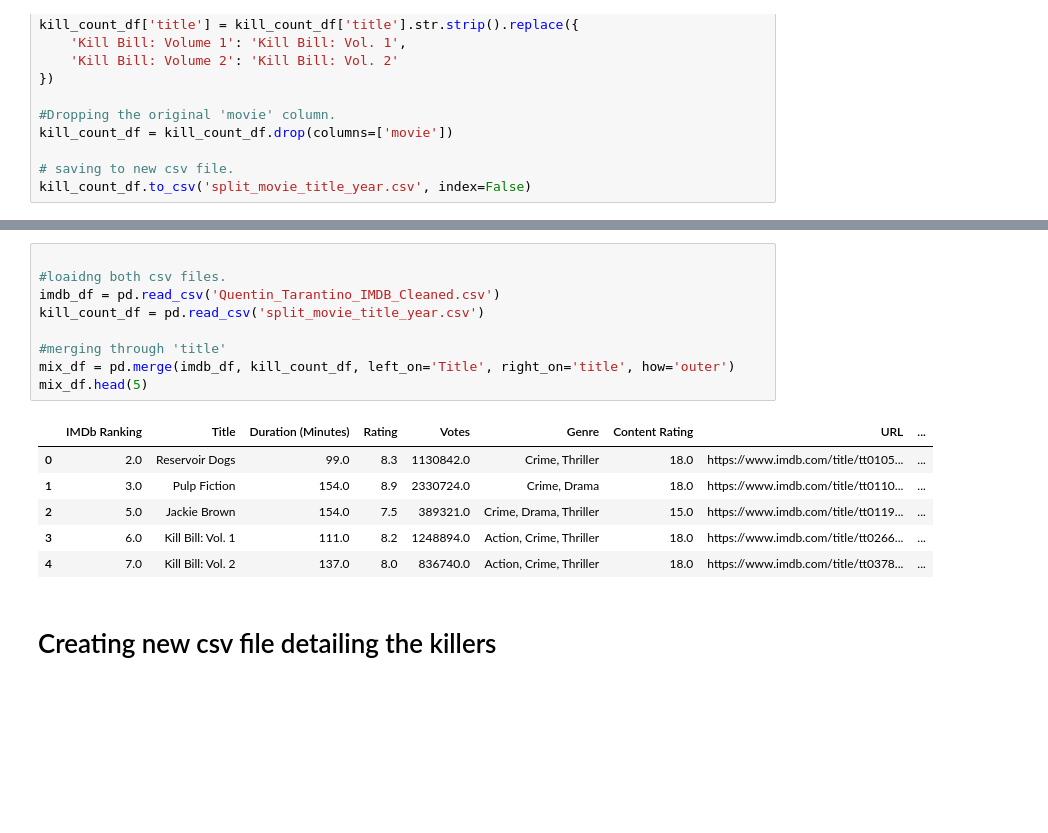
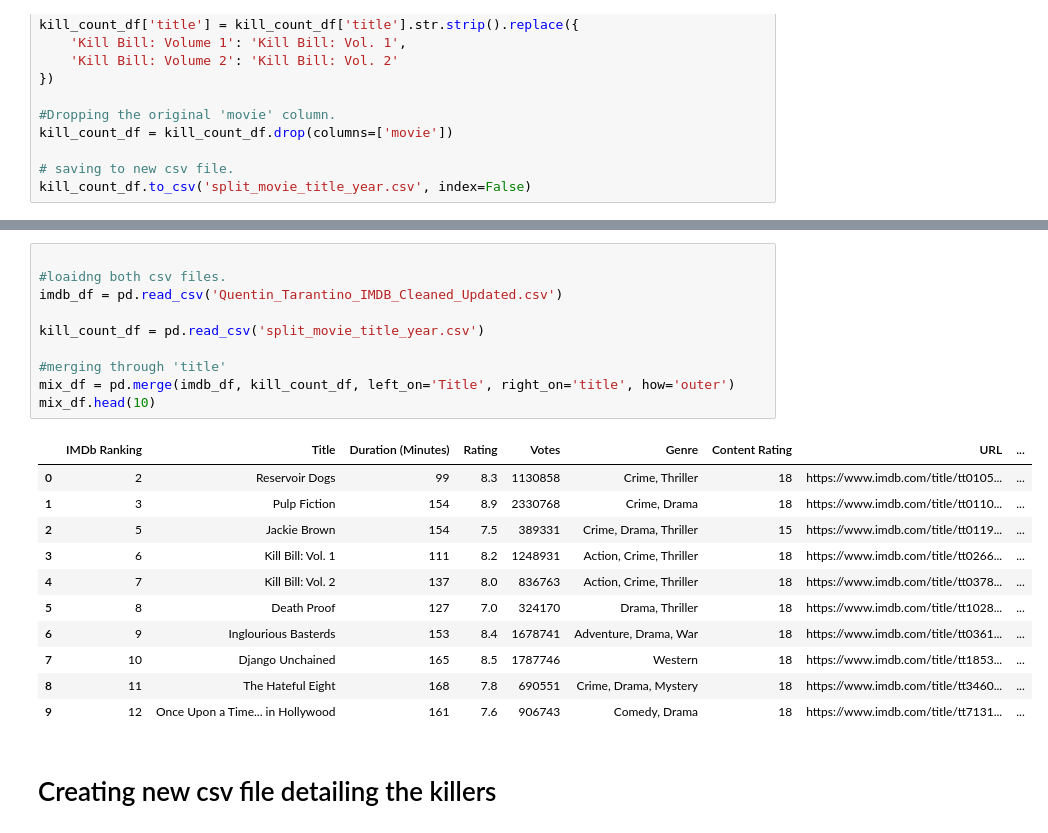
Before and after one commit to purdynt/QT-blog, a Jupyter notebook: Project Data Collection and Cleaning.ipynb, the cells around one changed output, grey strips where cells are left out. Cells and saved outputs as stored; diff of their text form; blank space fills up the shorter version.

```diff
--- a/Project Data Collection and Cleaning.ipynb
+++ b/Project Data Collection and Cleaning.ipynb
@@ -1204,19 +1225,25 @@ kill_count_df.to_csv('split_movie_title_year.csv', index=False)
 # %%
 
 #loaidng both csv files.
-imdb_df = pd.read_csv('Quentin_Tarantino_IMDB_Cleaned.csv')
+imdb_df = pd.read_csv('Quentin_Tarantino_IMDB_Cleaned_Updated.csv')
+
 kill_count_df = pd.read_csv('split_movie_title_year.csv')
 
 #merging through 'title'
 mix_df = pd.merge(imdb_df, kill_count_df, left_on='Title', right_on='title', how='outer')
-mix_df.head(5)
+mix_df.head(10)
 # %% [output]
 |  | IMDb Ranking | Title | Duration (Minutes) | Rating | Votes | Genre | Content Rating | URL | ... |
-| 0 | 2.0 | Reservoir Dogs | 99.0 | 8.3 | 1130842.0 | Crime, Thriller | 18.0 | https://www.imdb.com/title/tt0105... | ... |
-| 1 | 3.0 | Pulp Fiction | 154.0 | 8.9 | 2330724.0 | Crime, Drama | 18.0 | https://www.imdb.com/title/tt0110... | ... |
-| 2 | 5.0 | Jackie Brown | 154.0 | 7.5 | 389321.0 | Crime, Drama, Thriller | 15.0 | https://www.imdb.com/title/tt0119... | ... |
-| 3 | 6.0 | Kill Bill: Vol. 1 | 111.0 | 8.2 | 1248894.0 | Action, Crime, Thriller | 18.0 | https://www.imdb.com/title/tt0266... | ... |
-| 4 | 7.0 | Kill Bill: Vol. 2 | 137.0 | 8.0 | 836740.0 | Action, Crime, Thriller | 18.0 | https://www.imdb.com/title/tt0378... | ... |
+| 0 | 2 | Reservoir Dogs | 99 | 8.3 | 1130858 | Crime, Thriller | 18 | https://www.imdb.com/title/tt0105... | ... |
+| 1 | 3 | Pulp Fiction | 154 | 8.9 | 2330768 | Crime, Drama | 18 | https://www.imdb.com/title/tt0110... | ... |
+| 2 | 5 | Jackie Brown | 154 | 7.5 | 389331 | Crime, Drama, Thriller | 15 | https://www.imdb.com/title/tt0119... | ... |
+| 3 | 6 | Kill Bill: Vol. 1 | 111 | 8.2 | 1248931 | Action, Crime, Thriller | 18 | https://www.imdb.com/title/tt0266... | ... |
+| 4 | 7 | Kill Bill: Vol. 2 | 137 | 8.0 | 836763 | Action, Crime, Thriller | 18 | https://www.imdb.com/title/tt0378... | ... |
+| 5 | 8 | Death Proof | 127 | 7.0 | 324170 | Drama, Thriller | 18 | https://www.imdb.com/title/tt1028... | ... |
+| 6 | 9 | Inglourious Basterds | 153 | 8.4 | 1678741 | Adventure, Drama, War | 18 | https://www.imdb.com/title/tt0361... | ... |
+| 7 | 10 | Django Unchained | 165 | 8.5 | 1787746 | Western | 18 | https://www.imdb.com/title/tt1853... | ... |
+| 8 | 11 | The Hateful Eight | 168 | 7.8 | 690551 | Crime, Drama, Mystery | 18 | https://www.imdb.com/title/tt3460... | ... |
+| 9 | 12 | Once Upon a Time... in Hollywood | 161 | 7.6 | 906743 | Comedy, Drama | 18 | https://www.imdb.com/title/tt7131... | ... |
 # %% [markdown]
 # Creating new csv file detailing the killers
 # %% [markdown]
```
Also changed, not shown: parts of 10 cells of this notebook.
